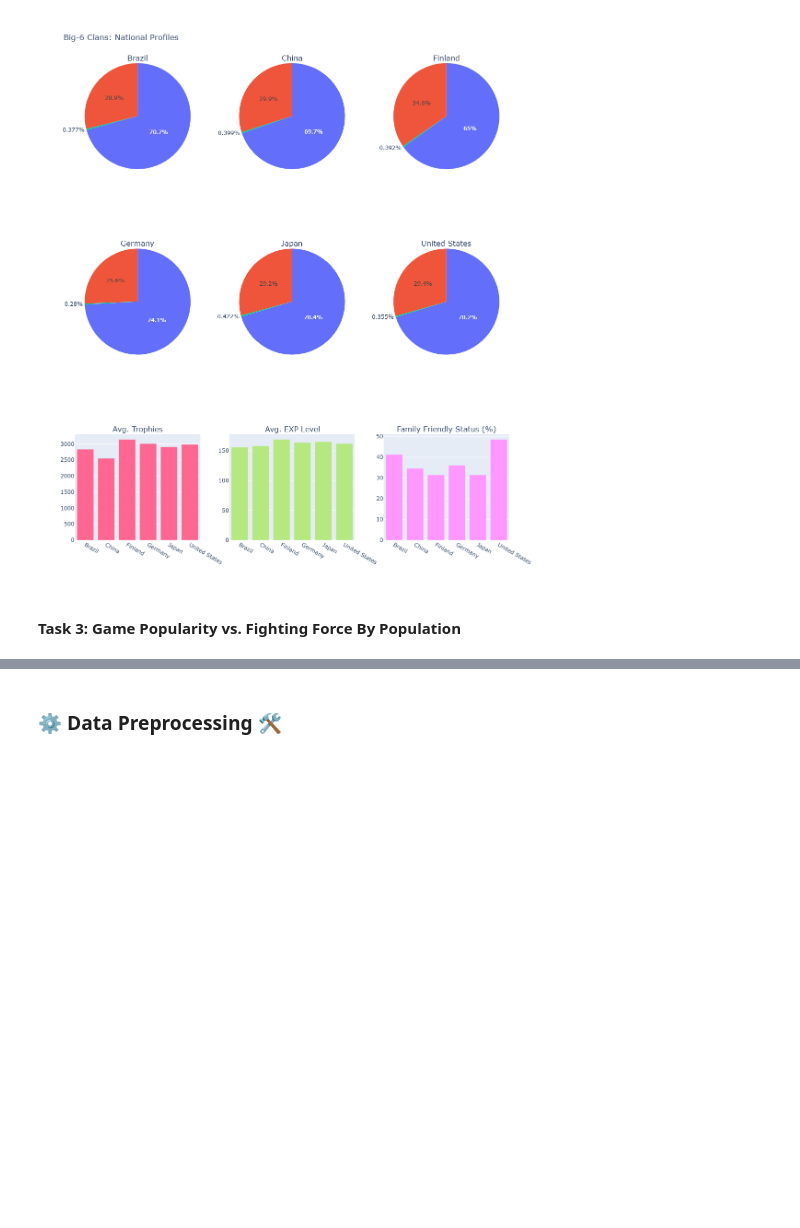
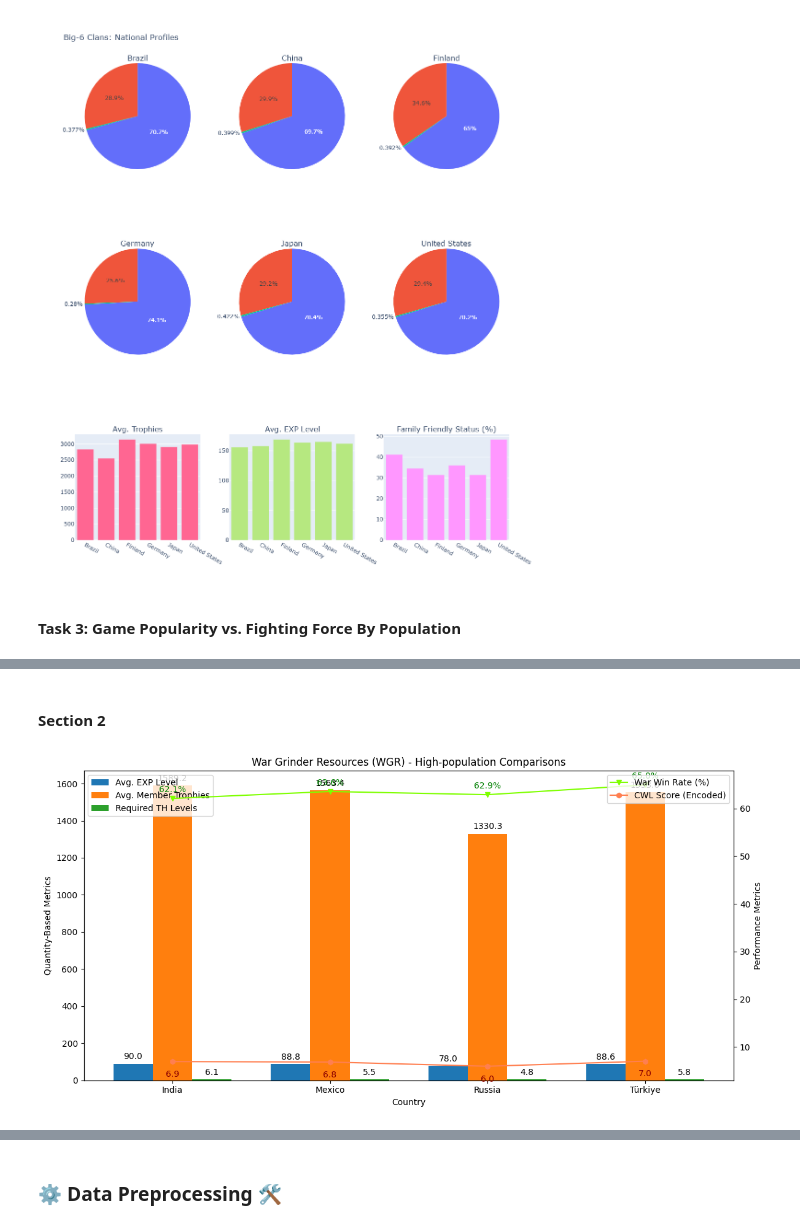
Before and after one commit to cresht2606/elune-project-eda, a Jupyter notebook: elune-project-eda.ipynb, the cells around one changed output, grey strips where cells are left out. Drawn from its saved outputs; the diff is of its cells as text; code cells hidden in the pictures; blank space fills up the shorter version.

```diff
--- a/elune-project-eda.ipynb
+++ b/elune-project-eda.ipynb
@@ -967,0 +1107,58 @@ fig.show()
+# %% [markdown]
+#### Section 2 ####
+# %%
+fig, ax1 = plt.subplots(figsize = (12, 6))
+
+#Fixed components
+bar_width = 0.25
+countries = agg_wgr["clan_location"]
+x = np.arange(len(countries))
+
+#Bar Plot (Shared x-axis)
+bar1 = ax1.bar(x - bar_width, agg_wgr["mean_member_level"], bar_width, label = "Avg. EXP Level")
+bar2 = ax1.bar(x, agg_wgr["mean_member_trophies"], bar_width, label = "Avg. Member Trophies")
+bar3 = ax1.bar(x + bar_width, agg_wgr["required_townhall_level"], bar_width, label = "Required TH Levels")
+
+#Annotate Bars
+for bars in [bar1, bar2, bar3]:
+    for bar in bars:
+        height = bar.get_height()
+        ax1.annotate(f'{height:.1f}',
+                     xy=(bar.get_x() + bar.get_width() / 2, height),
+                     xytext=(0, 3),  # vertical offset
+                     textcoords="offset points",
+                     ha='center', va='bottom', fontsize=10)
+
+ax1.set_xticks(x)
+ax1.set_xticklabels(countries)
+
+ax1.set_xlabel("Country")
+ax1.set_ylabel("Quantity-Based Metrics")
+ax1.legend(loc = "upper left")
+
+#Line Plot (Shared x-axis)
+ax2 = ax1.twinx()
+
+ax2.plot(countries, agg_wgr["war_win_rate"], color = "chartreuse", marker = "v", label = "War Win Rate (%)")
+ax2.plot(countries, agg_wgr["cwl_score"], color = "coral", marker = "h", label = "CWL Score (Encoded)")
+
+#Annotate Line Plot
+for i, (x_pos, y_val) in enumerate(zip(x, agg_wgr["war_win_rate"])):
+    ax2.annotate(f'{y_val:.1f}%', xy=(x_pos, y_val),
+                 xytext=(0, 5), textcoords='offset points',
+                 ha='center', va='bottom', fontsize=10, color='green')
+
+for i, (x_pos, y_val) in enumerate(zip(x, agg_wgr["cwl_score"])):
+    ax2.annotate(f'{y_val:.1f}', xy=(x_pos, y_val),
+                 xytext=(0, -10), textcoords='offset points',
+                 ha='center', va='top', fontsize=10, color='darkred')
+
+ax2.set_ylabel("Performance Metrics")
+ax2.legend(loc = "upper right")
+
+plt.title("War Grinder Resources (WGR) - High-population Comparisons")
+plt.xticks(rotation = 45)
+plt.tight_layout()
+plt.show()
+# %% [output]
+[figure, added]
```
Also changed, not shown: parts of 21 cells of this notebook.
